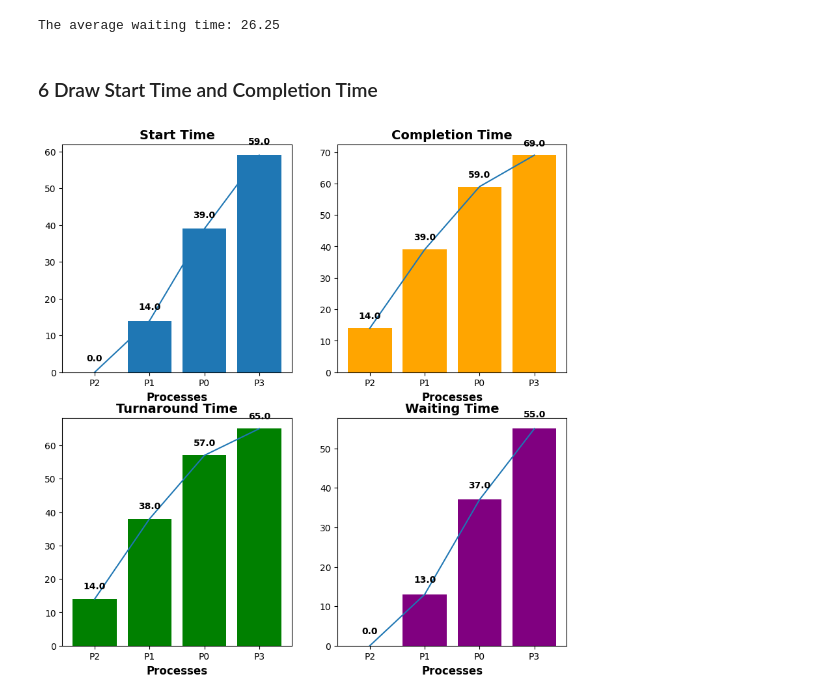
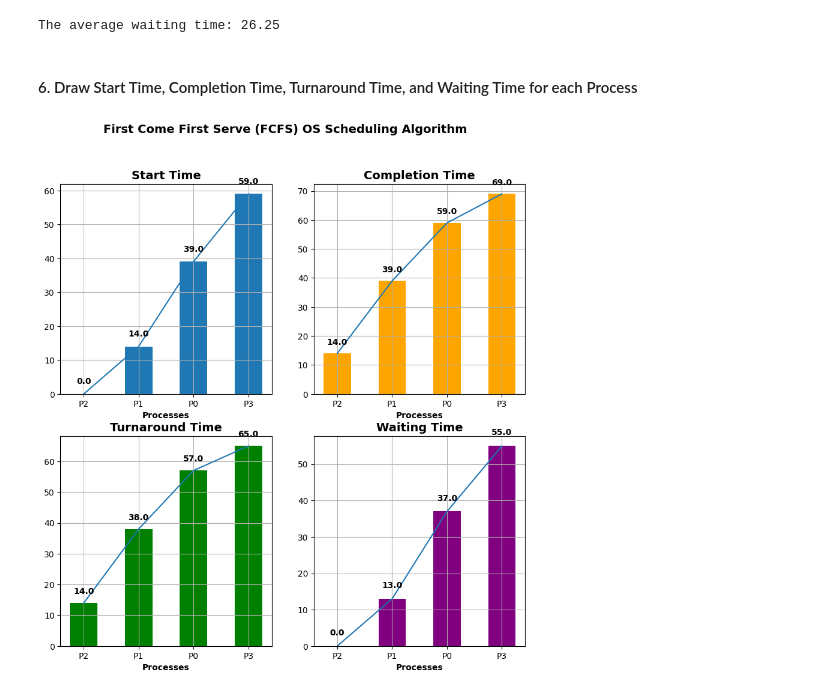
Before and after one commit to ZiaUrRehman-bit/Implementation-of-OS-Scheduling-Algorithms-in-Python, a Jupyter notebook: FCFS (First Come First Serve)/FCFS.ipynb, the cells around one changed output. Saved outputs shown, nothing was run; the diff lists cells and outputs as text; code cells hidden in the pictures.

```diff
--- a/FCFS (First Come First Serve)/FCFS.ipynb
+++ b/FCFS (First Come First Serve)/FCFS.ipynb
@@ -209,7 +209,7 @@ print(f"The average waiting time: {averageWeightingTime}")
 # %% [output]
 The average waiting time: 26.25
 # %% [markdown]
-### 6 Draw Start Time and Completion Time
+#### 6. Draw Start Time, Completion Time, Turnaround Time, and Waiting Time for each Process
 # %%
 import matplotlib.pyplot as plt
 
@@ -222,48 +222,54 @@ import matplotlib.pyplot as plt
 plt.figure(figsize=(10,10))
 plt.subplot(221)
 plt.plot(sortedECTMatrix["Process Name"], sortedECTMatrix["Start Time"])
-plt.bar(sortedECTMatrix["Process Name"], sortedECTMatrix["Start Time"])
+plt.bar(sortedECTMatrix["Process Name"], sortedECTMatrix["Start Time"], width=0.5)
 
 # Add labels to the bars
 for i, v in enumerate(sortedECTMatrix["Start Time"]):
     plt.text(i, v + 3, str(v), ha='center', fontweight='bold')
 
 plt.title("Start Time", fontweight = 'bold', fontsize = '14')
-plt.xlabel("Processes", fontweight = 'bold', fontsize = '12')
-
+plt.xlabel("Processes", fontweight = 'bold', fontsize = '10')
+plt.grid("on")
 plt.subplot(222)
 plt.plot(sortedECTMatrix["Process Name"], sortedECTMatrix["Completion Time"])
-plt.bar(sortedECTMatrix["Process Name"], sortedECTMatrix["Completion Time"], color = "orange")
+plt.bar(sortedECTMatrix["Process Name"], sortedECTMatrix["Completion Time"],
+        width = 0.5, color = "orange")
 
 # Add labels to the bars
 for i, v in enumerate(sortedECTMatrix["Completion Time"]):
     plt.text(i, v + 3, str(v), ha='center', fontweight='bold')
 
 plt.title("Completion Time", fontweight = 'bold', fontsize = '14')
-plt.xlabel("Processes", fontweight = 'bold', fontsize = '12')
-
+plt.xlabel("Processes", fontweight = 'bold', fontsize = '10')
+plt.grid("on")
 plt.subplot(223)
 plt.plot(sortedECTMatrix["Process Name"], sortedECTMatrix["Turnaround Time"])
-plt.bar(sortedECTMatrix["Process Name"], sortedECTMatrix["Turnaround Time"], color = 'green')
+plt.bar(sortedECTMatrix["Process Name"], sortedECTMatrix["Turnaround Time"],
+        width=0.5, color = 'green')
 
 # Add labels to the bars
 for i, v in enumerate(sortedECTMatrix["Turnaround Time"]):
     plt.text(i, v + 3, str(v), ha='center', fontweight='bold')
 
 plt.title("Turnaround Time", fontweight = 'bold', fontsize = '14')
-plt.xlabel("Processes", fontweight = 'bold', fontsize = '12')
-
+plt.xlabel("Processes", fontweight = 'bold', fontsize = '10')
+plt.grid("on")
 plt.subplot(224)
 plt.plot(sortedECTMatrix["Process Name"], sortedECTMatrix["Waiting Time"])
-plt.bar(sortedECTMatrix["Process Name"], sortedECTMatrix["Waiting Time"], color = "purple")
+plt.bar(sortedECTMatrix["Process Name"], sortedECTMatrix["Waiting Time"],
+        width=0.5, color = "purple")
 
 # Add labels to the bars
 for i, v in enumerate(sortedECTMatrix["Waiting Time"]):
     plt.text(i, v + 3, str(v), ha='center', fontweight='bold')
 
 plt.title("Waiting Time", fontweight = 'bold', fontsize = '14')
-plt.xlabel("Processes", fontweight = 'bold', fontsize = '12')
+plt.xlabel("Processes", fontweight = 'bold', fontsize = '10')
+plt.grid("on")
+
+plt.suptitle("First Come First Serve (FCFS) OS Scheduling Algorithm", fontweight = 'bold', fontsize = '14')
 # Show the plot
 plt.show()
 # %% [output]
-[figure, old version]
+[figure, new version]
```
Also changed, not shown: parts of 1 cell of this notebook.
